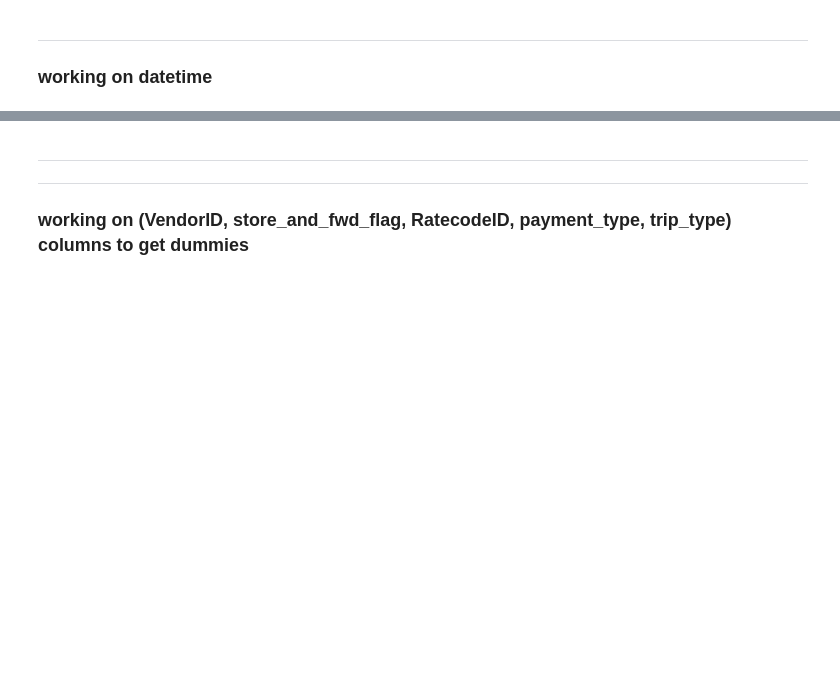
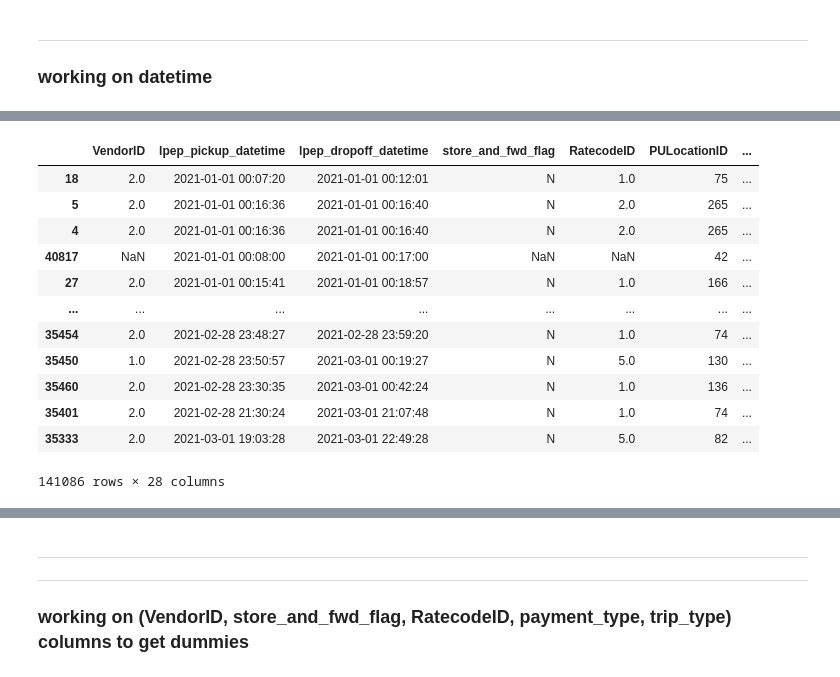
Before and after one commit to REHAB199/Linear-Regression-For-TLC-Trip-Record-Data, a Jupyter notebook: Code/1111.ipynb, the cells around one changed output, grey strips where cells are left out. Saved outputs shown, nothing was run; the diff lists cells and outputs as text; code cells hidden in the pictures; blank space fills up the shorter version.

```diff
--- a/Code/1111.ipynb
+++ b/Code/1111.ipynb
@@ -49,8 +161,8 @@ con_data.dtypes
 # %%
 #extract month
 
-con_data["month"] = pd.DatetimeIndex(con_data["lpep_pickup_datetime"]).month
-con_data['month_name']=con_data['month'].map({1:"JAN",2:"FEB"})
+con_data["month_pickup"] = pd.DatetimeIndex(con_data["lpep_pickup_datetime"]).month
+con_data['month_name_pickup']=con_data['lpep_pickup_datetime'].map({1:"JAN",2:"FEB"})
 
 #extract week day
 con_data["week_day_pickup"]= con_data["lpep_pickup_datetime"].dt.weekday
@@ -61,6 +173,6 @@ con_data["day_pickup"]= con_data["lpep_pickup_datetime"].dt.day
 #extract hour
 con_data["hour_pickup"]= con_data["lpep_pickup_datetime"].dt.hour
 
-con_data =con_data.sort_values(by = "lpep_pickup_datetime",ascending = False)
+con_data =con_data.sort_values(by = "lpep_pickup_datetime",ascending = True)
 # %%
 con_data.head()
@@ -68,7 +188,7 @@ con_data.head()
 #extract month
 
 con_data["month_dropoff"] = pd.DatetimeIndex(con_data["lpep_dropoff_datetime"]).month
-con_data['month_name_dropoff']=con_data['month'].map({1:"JAN",2:"FEB"})
+con_data['month_name_dropoff']=con_data['lpep_dropoff_datetime'].map({1:"JAN",2:"FEB"})
 
 #extract week day
 con_data["week_day_dropoff"]= con_data["lpep_dropoff_datetime"].dt.weekday
@@ -79,6 +199,6 @@ con_data["day_dropoff"]= con_data["lpep_dropoff_datetime"].dt.day
 #extract hour
 con_data["hour_dropoff"]= con_data["lpep_dropoff_datetime"].dt.hour
 
-con_data =con_data.sort_values(by = "lpep_dropoff_datetime",ascending = False)
+con_data =con_data.sort_values(by = "lpep_dropoff_datetime",ascending = True)
 # %%
 con_data.head()
@@ -87,4 +222,4 @@ con_data.sample(4)
 # %%
-con_data.drop(columns=['month_name', 'month_name_dropoff'], inplace=True)
+con_data.drop(columns=['month_name_pickup', 'month_name_dropoff'], inplace=True)
 # %%
 con_data.describe()
@@ -90,0 +237,18 @@ con_data.describe()
+# %%
+date = pd.Timestamp(2021,1,1)
+con_data = con_data[con_data['lpep_pickup_datetime'] >= date ]
+con_data
+# %% [output]
+|  | VendorID | lpep_pickup_datetime | lpep_dropoff_datetime | store_and_fwd_flag | RatecodeID | PULocationID | ... |
+| 18 | 2.0 | 2021-01-01 00:07:20 | 2021-01-01 00:12:01 | N | 1.0 | 75 | ... |
+| 5 | 2.0 | 2021-01-01 00:16:36 | 2021-01-01 00:16:40 | N | 2.0 | 265 | ... |
+| 4 | 2.0 | 2021-01-01 00:16:36 | 2021-01-01 00:16:40 | N | 2.0 | 265 | ... |
+| 40817 | NaN | 2021-01-01 00:08:00 | 2021-01-01 00:17:00 | NaN | NaN | 42 | ... |
+| 27 | 2.0 | 2021-01-01 00:15:41 | 2021-01-01 00:18:57 | N | 1.0 | 166 | ... |
+| ... | ... | ... | ... | ... | ... | ... | ... |
+| 35454 | 2.0 | 2021-02-28 23:48:27 | 2021-02-28 23:59:20 | N | 1.0 | 74 | ... |
+| 35450 | 1.0 | 2021-02-28 23:50:57 | 2021-03-01 00:19:27 | N | 5.0 | 130 | ... |
+| 35460 | 2.0 | 2021-02-28 23:30:35 | 2021-03-01 00:42:24 | N | 1.0 | 136 | ... |
+| 35401 | 2.0 | 2021-02-28 21:30:24 | 2021-03-01 21:07:48 | N | 1.0 | 74 | ... |
+| 35333 | 2.0 | 2021-03-01 19:03:28 | 2021-03-01 22:49:28 | N | 5.0 | 82 | ... |
+141086 rows × 28 columns
```
Also changed, not shown: parts of 53 cells of this notebook.
